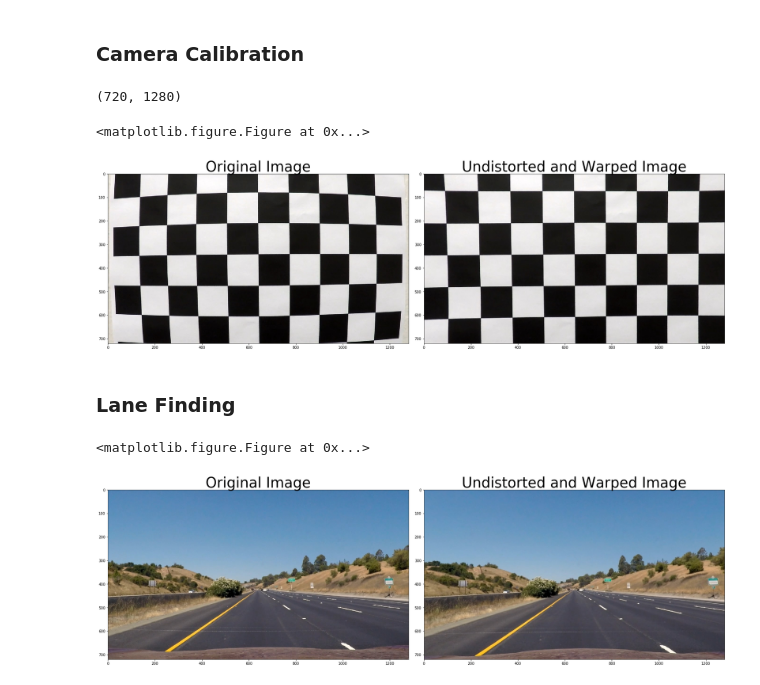
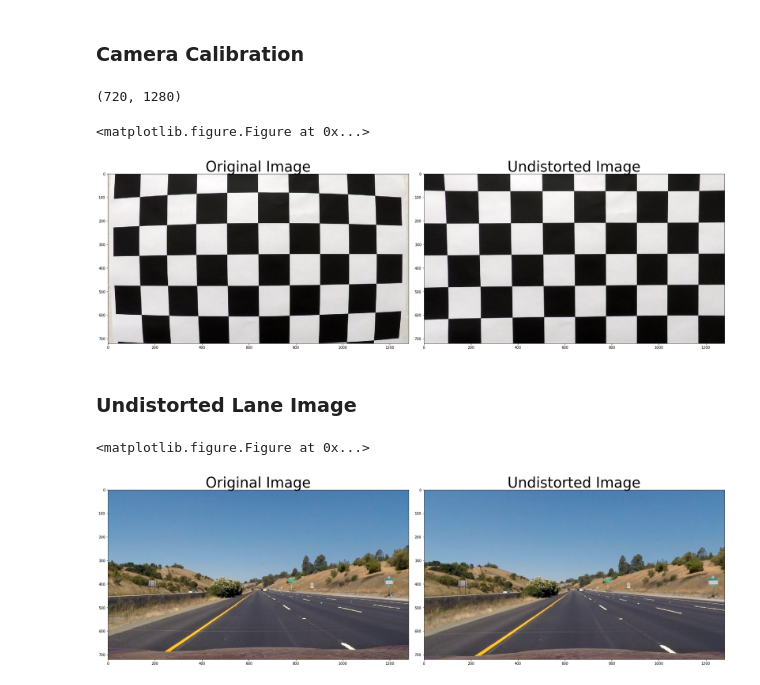
Before and after one commit to suvoganguli/SDCND-Projects, a Jupyter notebook: CarND-Advanced-Lane-Lines-P2/P2.ipynb, the cells around one changed output. Cells and saved outputs as stored; diff of their text form; code cells hidden in the pictures.

```diff
--- a/CarND-Advanced-Lane-Lines-P2/P2.ipynb
+++ b/CarND-Advanced-Lane-Lines-P2/P2.ipynb
@@ -107,7 +107,7 @@ def calibrate():
         ax1.imshow(img)
         ax1.set_title('Original Image', fontsize=40)
         ax2.imshow(undist)
-        ax2.set_title('Undistorted and Warped Image', fontsize=40)
+        ax2.set_title('Undistorted Image', fontsize=40)
         plt.subplots_adjust(left=0., right=1, top=0.9, bottom=0.)
 
     return mtx, dist
@@ -116,21 +116,21 @@ mtx, dist = calibrate()
 # %% [output]
 (720, 1280)
 <matplotlib.figure.Figure at 0x...>
-[figure, old version]
+[figure, new version]
 # %% [markdown]
-### Lane Finding
+### Undistorted Lane Image
 # %%
 image_dist = mpimg.imread('test_images/straight_lines1.jpg')
 image_undist = cv2.undistort(image_dist, mtx, dist, None, mtx)
 
 plt.figure(11)
 f, (ax1, ax2) = plt.subplots(1, 2, figsize=(24,9))
 f.tight_layout()
 ax1.imshow(image_dist)
 ax1.set_title('Original Image', fontsize=40)
 ax2.imshow(image_undist)
-ax2.set_title('Undistorted and Warped Image', fontsize=40)
+ax2.set_title('Undistorted Image', fontsize=40)
 plt.subplots_adjust(left=0., right=1, top=0.9, bottom=0.)
 # %% [output]
 <matplotlib.figure.Figure at 0x...>
-[figure, old version]
+[figure, new version]
```
Also changed, not shown: parts of 5 cells of this notebook, 2 other files.
